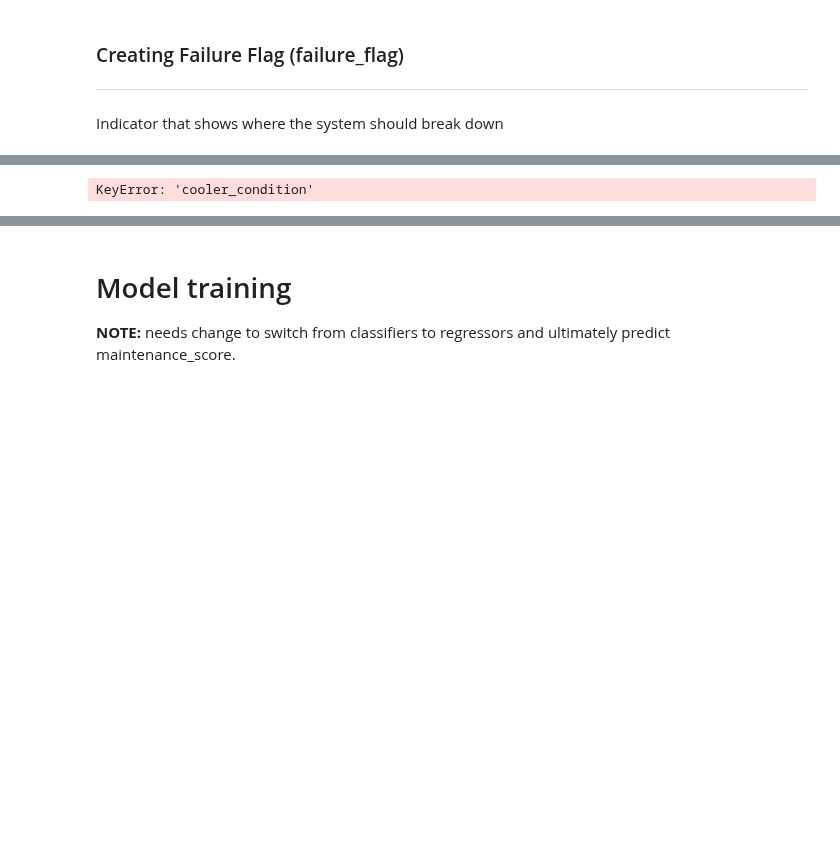
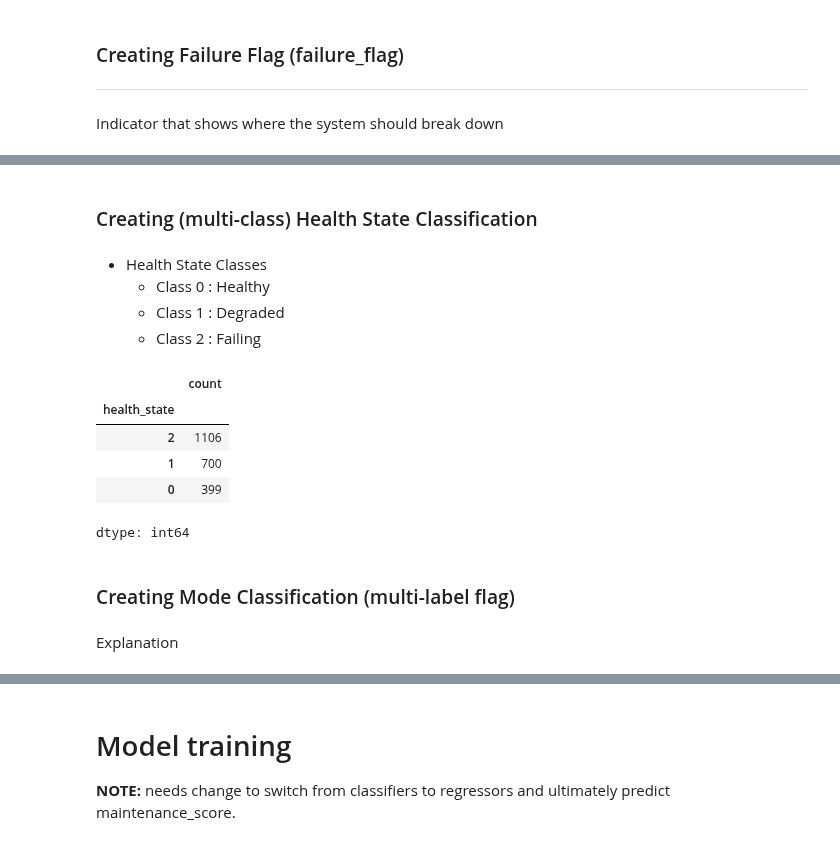
Before and after one commit to RealThanosP/pred-main-mod, a Jupyter notebook: Model_training_v0.1.ipynb, the cells around one changed output, grey strips where cells are left out. Drawn from its saved outputs; the diff is of its cells as text; code cells hidden in the pictures; blank space fills up the shorter version.

```diff
--- a/Model_training_v0.1.ipynb
+++ b/Model_training_v0.1.ipynb
@@ -737,0 +765,3 @@ def create_failure_flag(df):
+# %%
+stat_freq_data["failure_flag"] = stat_freq_data.apply(lambda row: create_failure_flag(row), axis = 1)
+stat_freq_data
@@ -738,5 +784,38 @@ def create_failure_flag(df):
+# %%
+# RUL = Time To Failure and we calculating it based on the failure_flag
+def compute_ttf(failure_flags):
+    ttf = np.zeros_like(failure_flags, dtype=int)
+    next_failure = None
+    for i in reversed(range(len(failure_flags))):
+        if failure_flags[i]:
+            next_failure = i
+        ttf[i] = (next_failure - i) if next_failure is not None else len(failure_flags)
+    return ttf
+# %%
+stat_freq_data["rul"] = compute_ttf(stat_freq_data["failure_flag"].values)
+# %% [markdown]
+### Creating (multi-class) Health State Classification
+# %% [markdown]
+- Health State Classes
+  - Class 0 : Healthy
+  - Class 1 : Degraded
+  - Class 2 : Failing
+# %%
+# Health State Classification (multi-class)
+def compute_health_state(rul_series):
+    values = [0, 1, 2]  # 0: Healthy, 1: Degraded, 2: Failing
+    return pd.cut(rul_series, bins=[-1, 10, 30, float('inf')], labels=[2,1,0], right=True).astype(int)
 # %%
-stat_freq_data = create_failure_flag(stat_freq_data)
-stat_freq_data
+stat_freq_data["health_state"] = compute_health_state(stat_freq_data["rul"])
+stat_freq_data.health_state.value_counts()
 # %% [output]
+|  | count |
+| health_state |  |
+| 2 | 1106 |
+| 1 | 700 |
+| 0 | 399 |
-KeyError: 'cooler_condition'
+dtype: int64
+# %% [markdown]
+### Creating Mode Classification (multi-label flag)
+# %% [markdown]
+Explanation
```
Also changed, not shown: parts of 22 cells of this notebook.
